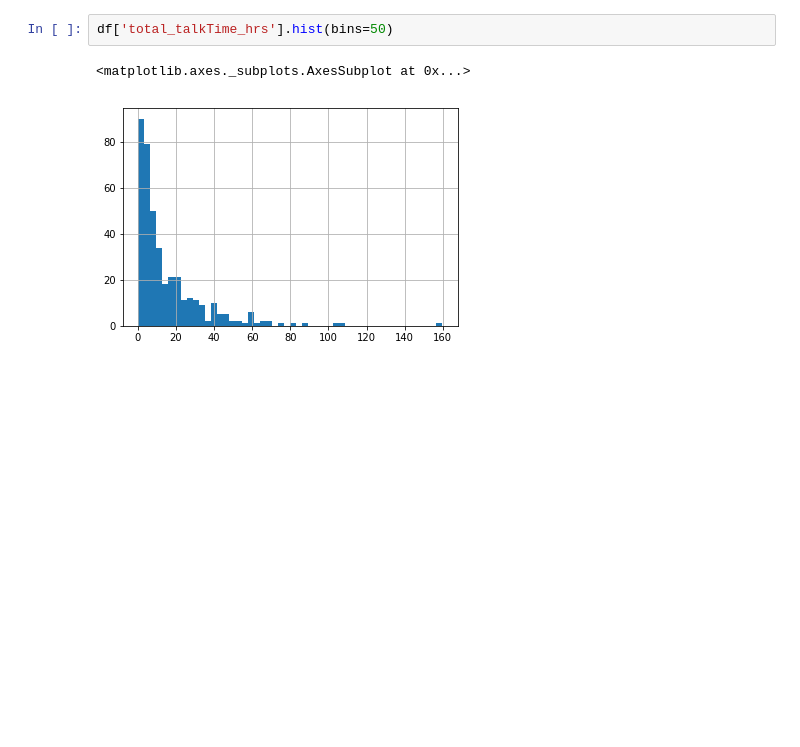
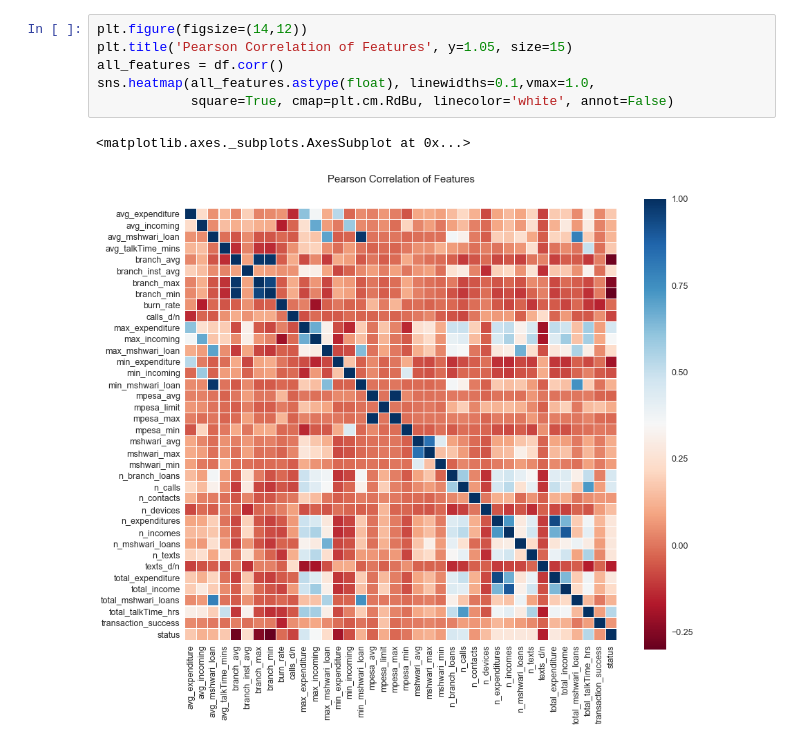
Before and after one commit to yashevde/BI_Project, a Jupyter notebook: BI.ipynb, the cells around one changed output. Saved outputs shown, nothing was run; the diff lists cells and outputs as text; blank space fills up the shorter version.

```diff
--- a/BI.ipynb
+++ b/BI.ipynb
@@ -10,5 +17,9 @@ print(len(list(df)))
-# %%
-df['total_talkTime_hrs'].hist(bins=50)
-# %% [output]
-<matplotlib.axes._subplots.AxesSubplot at 0x...>
-[figure, removed]
+# %%
+plt.figure(figsize=(14,12))
+plt.title('Pearson Correlation of Features', y=1.05, size=15)
+all_features = df.corr()
+sns.heatmap(all_features.astype(float), linewidths=0.1,vmax=1.0,
+            square=True, cmap=plt.cm.RdBu, linecolor='white', annot=False)
+# %% [output]
+<matplotlib.axes._subplots.AxesSubplot at 0x...>
+[figure, added]
```
Also changed, not shown: parts of 18 cells of this notebook, 2 other files.
